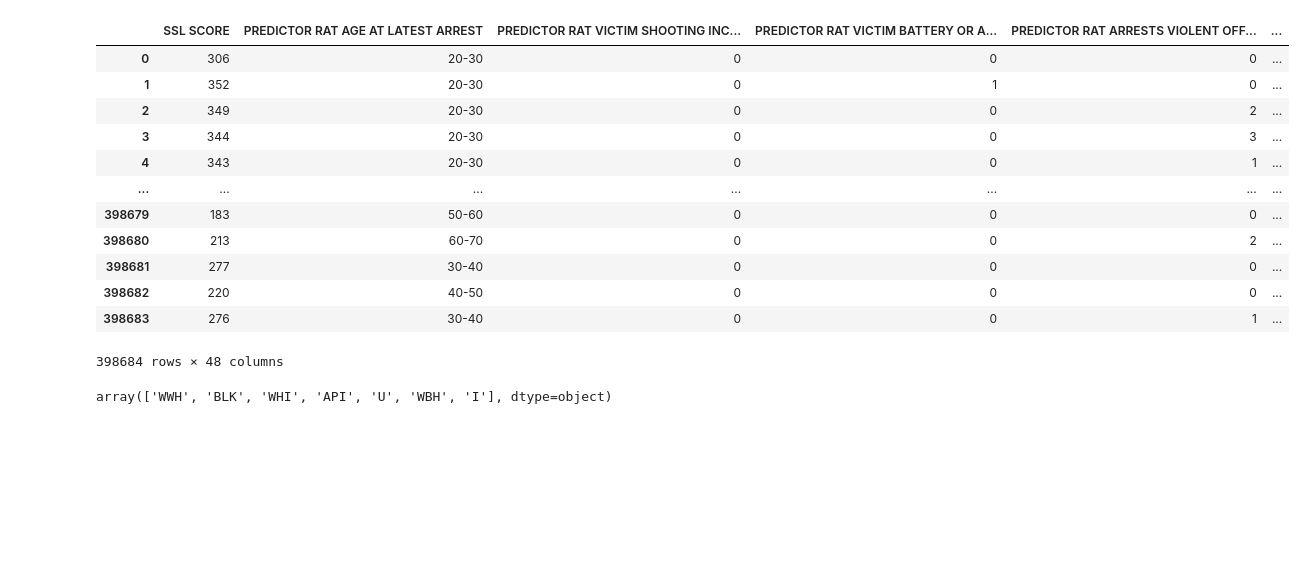
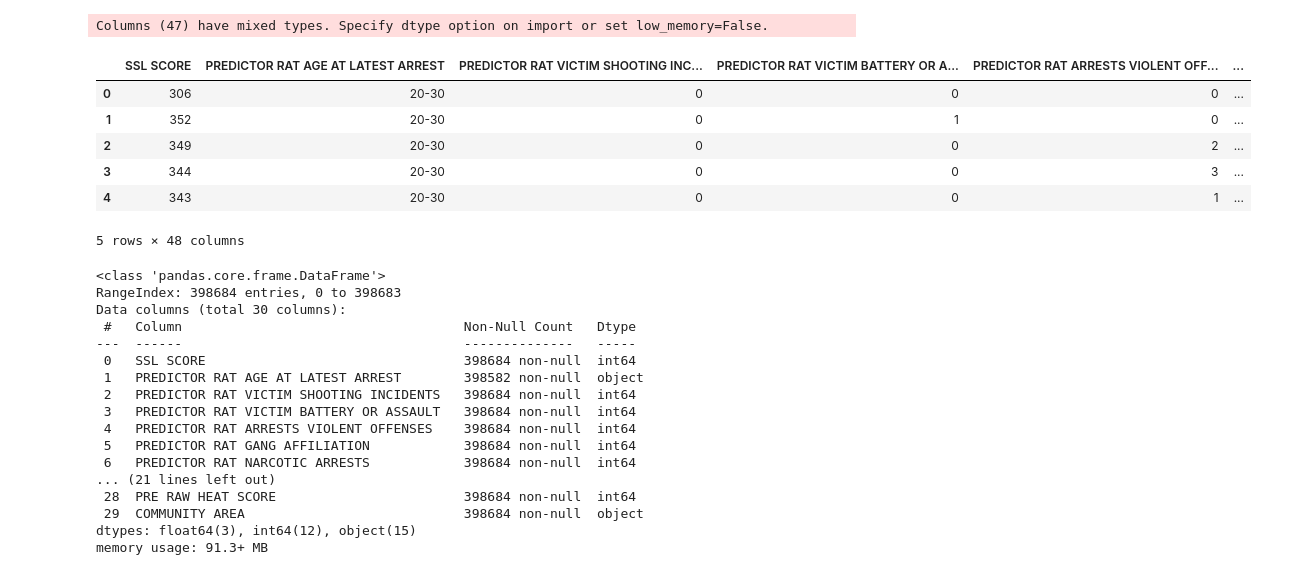
Before and after one commit to avasdowney/predictive_policing_thesis, a Jupyter notebook: preprocess.ipynb, the cells around one changed output. Saved outputs shown, nothing was run; the diff lists cells and outputs as text; code cells hidden in the pictures; blank space fills up the shorter version.

```diff
--- a/preprocess.ipynb
+++ b/preprocess.ipynb
@@ -5,21 +18,43 @@ from sklearn.preprocessing import LabelEncoder
 # %%
-df = pd.read_csv('data/Strategic_Subject_List_-_Historical.csv', low_memory=False)
-df
+# read data
+df = pd.read_csv('data/Strategic_Subject_List_-_Historical.csv')
+df.head()
 # %% [output]
+Columns (47) have mixed types. Specify dtype option on import or set low_memory=False.
 |  | SSL SCORE | PREDICTOR RAT AGE AT LATEST ARREST | PREDICTOR RAT VICTIM SHOOTING INC... | PREDICTOR RAT VICTIM BATTERY OR A... | PREDICTOR RAT ARRESTS VIOLENT OFF... | ... |
 | 0 | 306 | 20-30 | 0 | 0 | 0 | ... |
 | 1 | 352 | 20-30 | 0 | 1 | 0 | ... |
 | 2 | 349 | 20-30 | 0 | 0 | 2 | ... |
 | 3 | 344 | 20-30 | 0 | 0 | 3 | ... |
 | 4 | 343 | 20-30 | 0 | 0 | 1 | ... |
-| ... | ... | ... | ... | ... | ... | ... |
-| 398679 | 183 | 50-60 | 0 | 0 | 0 | ... |
-| 398680 | 213 | 60-70 | 0 | 0 | 2 | ... |
-| 398681 | 277 | 30-40 | 0 | 0 | 0 | ... |
-| 398682 | 220 | 40-50 | 0 | 0 | 0 | ... |
-| 398683 | 276 | 30-40 | 0 | 0 | 1 | ... |
-398684 rows × 48 columns
+5 rows × 48 columns
-# %%
-df['RACE CODE CD'].unique()
-# %% [output]
-array(['WWH', 'BLK', 'WHI', 'API', 'U', 'WBH', 'I'], dtype=object)
+# %%
+# drop unnecessary columns
+df.drop(['MAJORITY DIST', 'DLST', 'IDOC RES CITY', 'IDOC RES STATE CODE', 'IDOC RES ZIP CODE', 'IDOC CPD DIST', 'TRAP FLAGS', 'SSL FLAGS'], axis=1, inplace = True) #IDOC RES CITY (typos),
+df.drop(['STOP ORDER NO', 'TRAP STATUS', 'LATEST WEAPON ARR DATE', 'LATEST NARCOTIC ARR DATE', 'LATEST DOMESTIC ARR DATE', 'SSL LAST PTV DATE', 'TRAP STATUS', 'LATITUDE', 'LONGITUDE', 'CENSUS TRACT', 'LOCATION'], axis=1, inplace = True) #probably still want to include
+
+# fill and/or remove na values
+df["PAROLEE I"].fillna("N", inplace = True)
+df["WEAPONS ARR CNT"].fillna("0", inplace = True)
+df["NARCOTICS ARR CNT"].fillna("0", inplace = True)
+df["DOMESTIC ARR CNT"].fillna("0", inplace = True)
+df.dropna(how='any', axis = 0)
+df.info()
+# %% [output]
+<class 'pandas.core.frame.DataFrame'>
+RangeIndex: 398684 entries, 0 to 398683
+Data columns (total 30 columns):
+ #   Column                                    Non-Null Count   Dtype
+---  ------                                    --------------   -----
+ 0   SSL SCORE                                 398684 non-null  int64
+ 1   PREDICTOR RAT AGE AT LATEST ARREST        398582 non-null  object
+ 2   PREDICTOR RAT VICTIM SHOOTING INCIDENTS   398684 non-null  int64
+ 3   PREDICTOR RAT VICTIM BATTERY OR ASSAULT   398684 non-null  int64
+ 4   PREDICTOR RAT ARRESTS VIOLENT OFFENSES    398684 non-null  int64
+ 5   PREDICTOR RAT GANG AFFILIATION            398684 non-null  int64
+ 6   PREDICTOR RAT NARCOTIC ARRESTS            398684 non-null  int64
+... (21 lines left out)
+ 28  PRE RAW HEAT SCORE                        398684 non-null  int64
+ 29  COMMUNITY AREA                            398684 non-null  object
+dtypes: float64(3), int64(12), object(15)
+memory usage: 91.3+ MB
```
Also changed, not shown: parts of 7 cells of this notebook, 6 other files.
